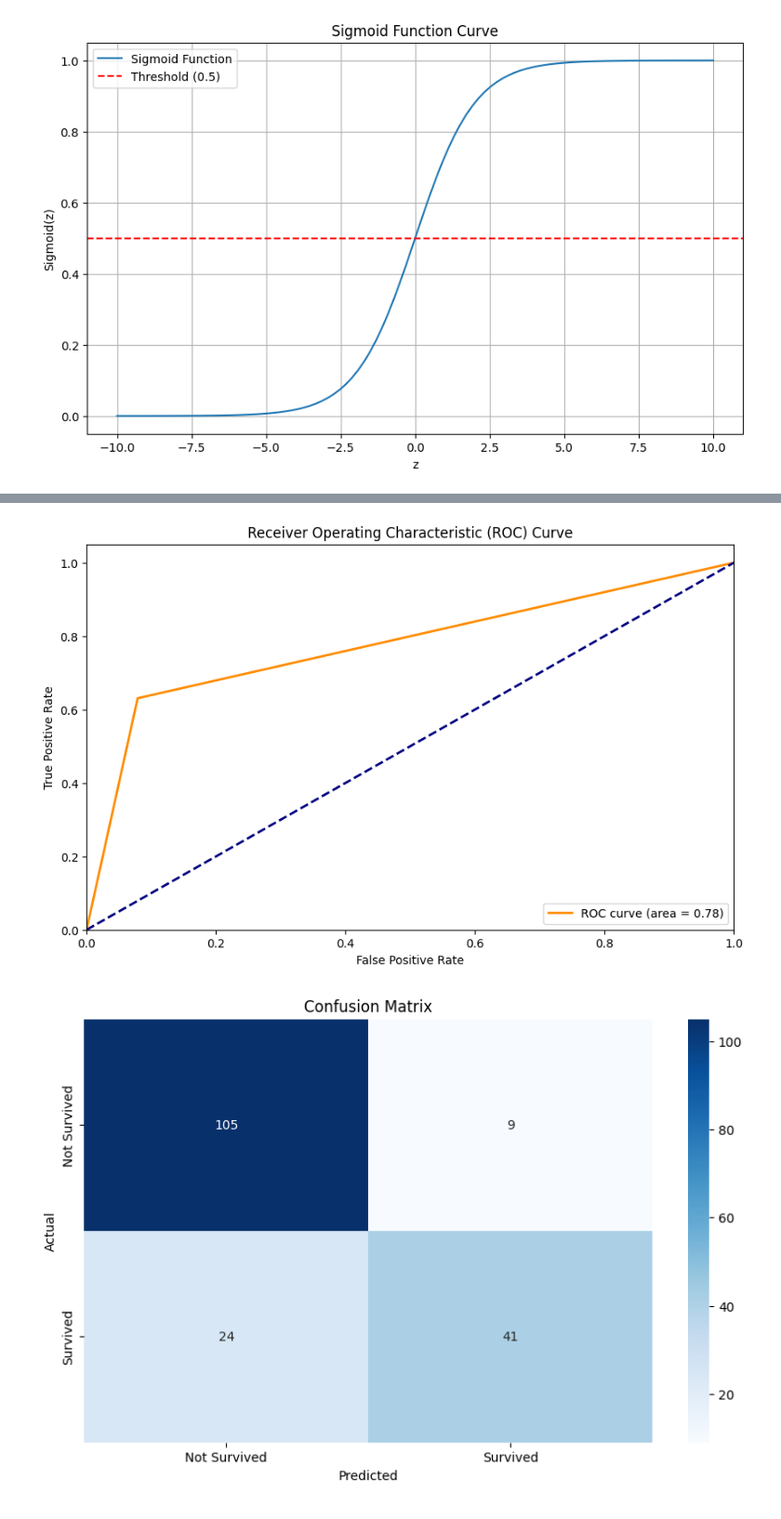
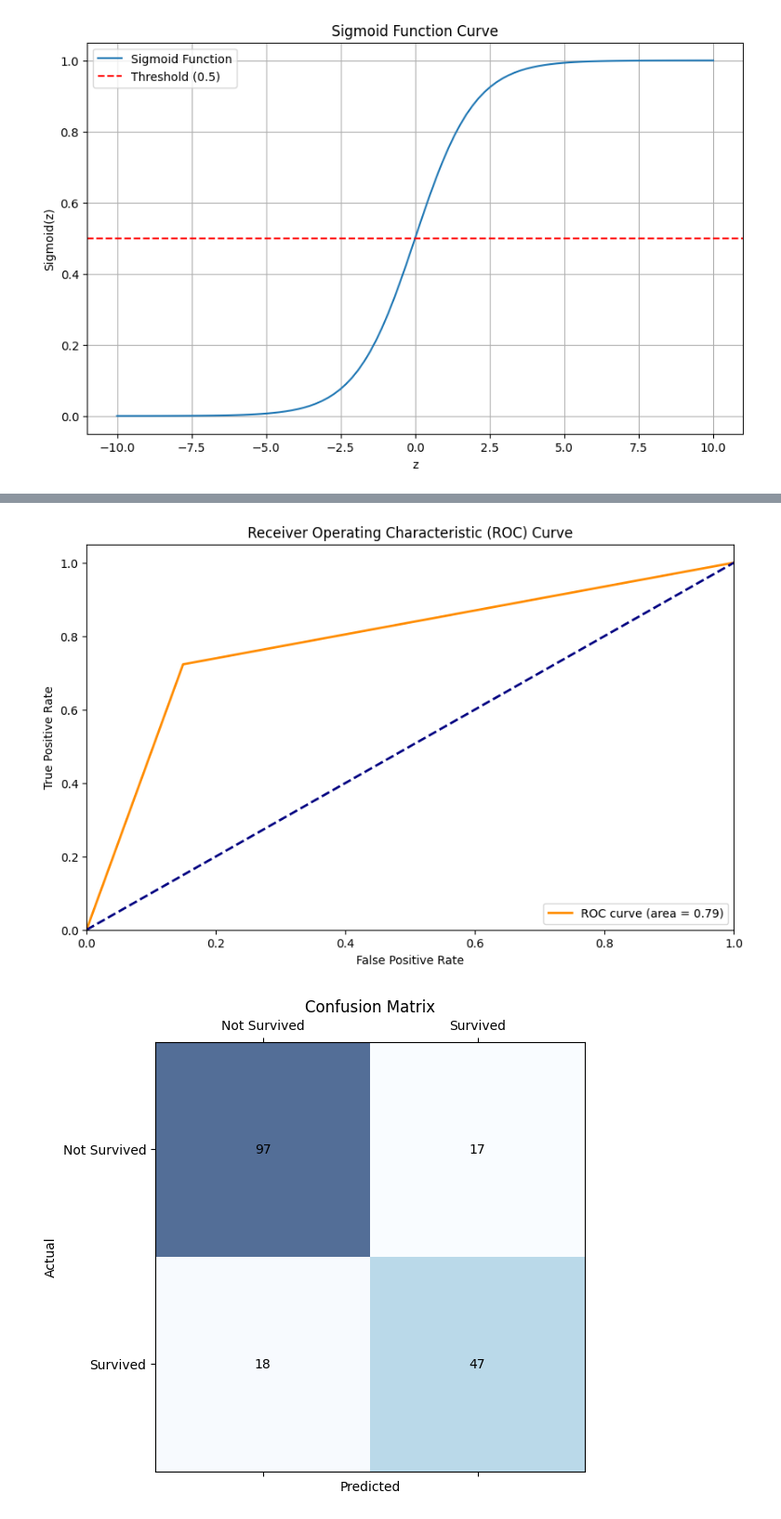
Before and after one commit to abhinav-caped/Mrm-taskphase, a Jupyter notebook: titanic.ipynb, the cells around one changed output, grey strips where cells are left out. Shown at 93% size. Saved outputs shown, nothing was run; the diff lists cells and outputs as text; code cells hidden in the pictures.

```diff
--- a/titanic.ipynb
+++ b/titanic.ipynb
@@ -307,7 +307,7 @@ class LogisticRegression:
     def predict(self, X):
         linear_model = np.dot(X, self.weights) + self.bias
         y_predicted = self.sigmoid(linear_model)
-        y_predicted_cls = [1 if i > 0.6 else 0 for i in y_predicted]
+        y_predicted_cls = [1 if i > 0.5 else 0 for i in y_predicted]
         return np.array(y_predicted_cls)
 # %%
 # Define the sigmoid function
@@ -374,22 +374,28 @@ plt.title('Receiver Operating Characteristic (ROC) Curve')
 plt.legend(loc="lower right")
 plt.show()
 # %% [output]
-[figure, old version]
+[figure, new version]
 # %%
-from sklearn.metrics import confusion_matrix
-
 # Compute the confusion matrix
 cm = confusion_matrix(Y_test, predictions)
 
-# Plot the confusion matrix
-plt.figure(figsize=(10, 6))
-sns.heatmap(cm, annot=True, fmt='d', cmap='Blues', xticklabels=['Not Survived', 'Survived'], yticklabels=['Not Survived', 'Survived'])
+# Plot the confusion matrix manually
+fig, ax = plt.subplots(figsize=(10, 6))
+ax.matshow(cm, cmap='Blues', alpha=0.7)
+for i in range(cm.shape[0]):
+    for j in range(cm.shape[1]):
+        ax.text(x=j, y=i, s=cm[i, j], va='center', ha='center')
+
+ax.set_xticks([0, 1])
+ax.set_xticklabels(['Not Survived', 'Survived'])
+ax.set_yticks([0, 1])
+ax.set_yticklabels(['Not Survived', 'Survived'])
 plt.xlabel('Predicted')
 plt.ylabel('Actual')
 plt.title('Confusion Matrix')
 plt.show()
 # %% [output]
-[figure, old version]
+[figure, new version]
 # %%
 # Calculate the accuracy
 accuracy = np.mean(predictions == Y_test)
```
Also changed, not shown: parts of 5 cells of this notebook.
